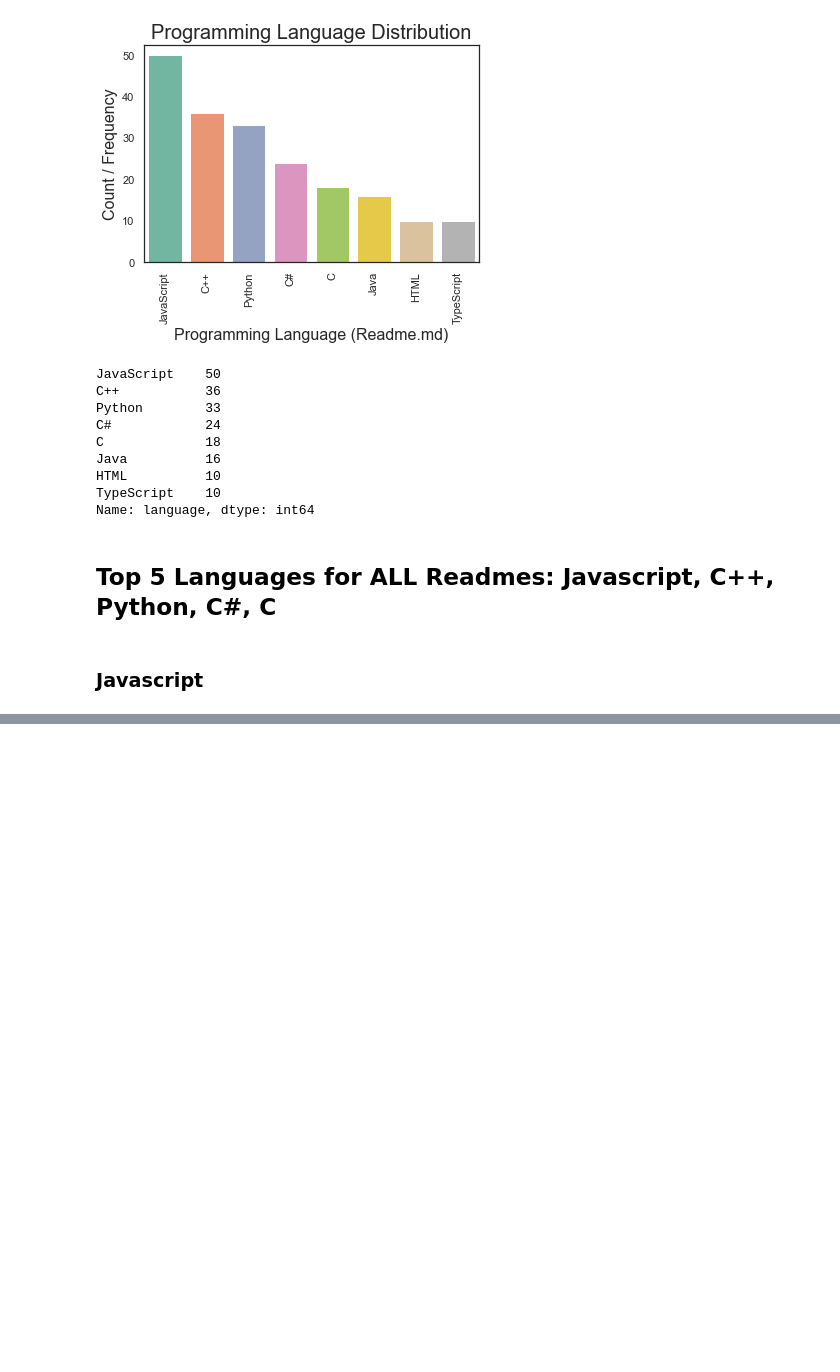
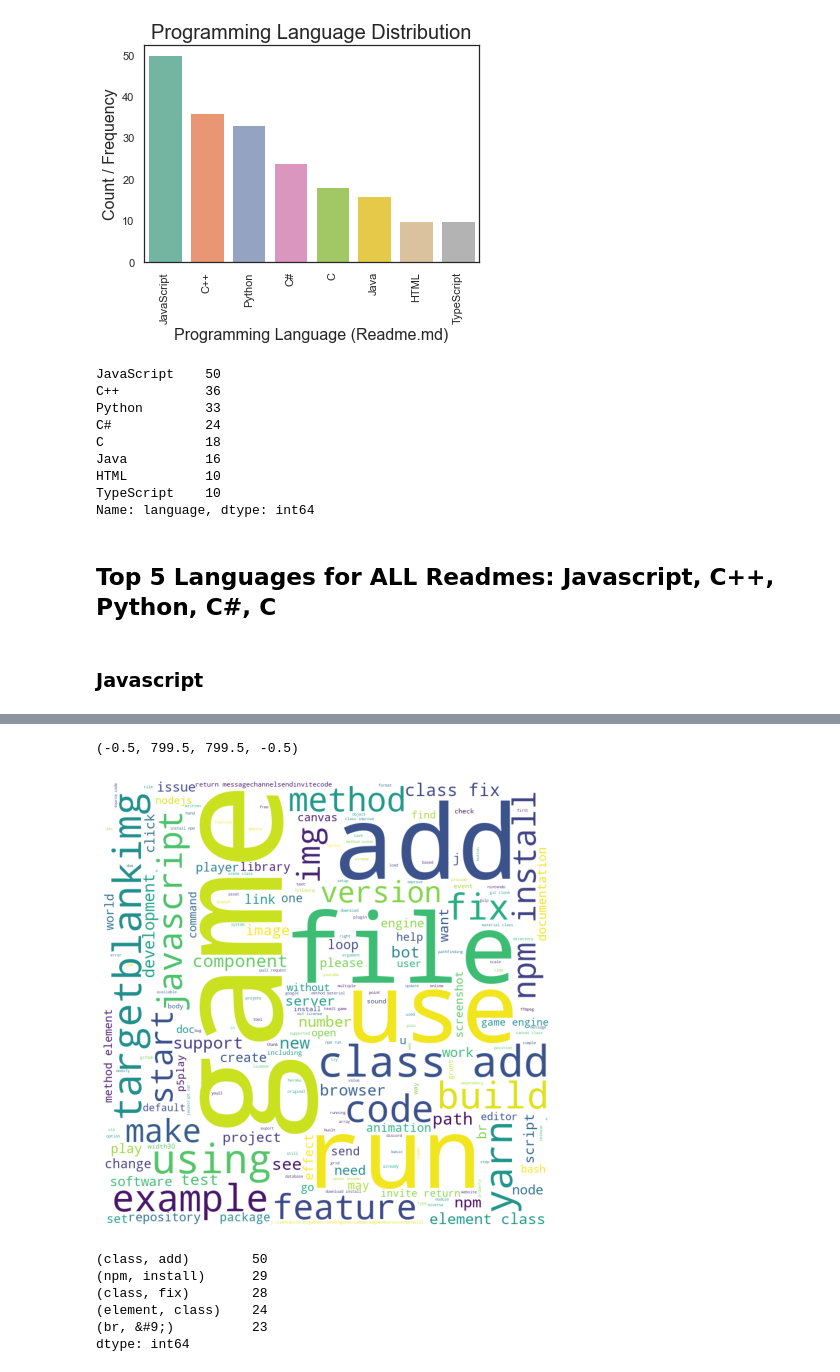
Before and after one commit to paige-arsene-cayt-nlp-project/games-nlp, a Jupyter notebook: paigework/explorescratch.ipynb, the cells around one changed output, grey strips where cells are left out. Saved outputs shown, nothing was run; the diff lists cells and outputs as text; code cells hidden in the pictures; blank space fills up the shorter version.

```diff
--- a/paigework/explorescratch.ipynb
+++ b/paigework/explorescratch.ipynb
@@ -163,0 +157,20 @@ ValueError: Could not interpret input 'javascripttxt'
+# %%
+# wordcloud
+j_cloud = WordCloud(background_color='white', height=800, width=800).generate(javascripttxt)
+plt.figure(figsize=(8, 10))
+plt.imshow(j_cloud)
+axs.set_title('Top Words for JavaScript')
+plt.axis('off')
+# %% [output]
+(-0.5, 799.5, 799.5, -0.5)
+[figure, added]
+# %%
+j_bigrams = pd.Series(nltk.ngrams(javascripttxt.split(), 2)).value_counts().head(5)
+j_bigrams
+# %% [output]
+(class, add)        50
+(npm, install)      29
+(class, fix)        28
+(element, class)    24
+(br, &#9;)          23
+dtype: int64
```
Also changed, not shown: parts of 13 cells of this notebook, 1 other file.
